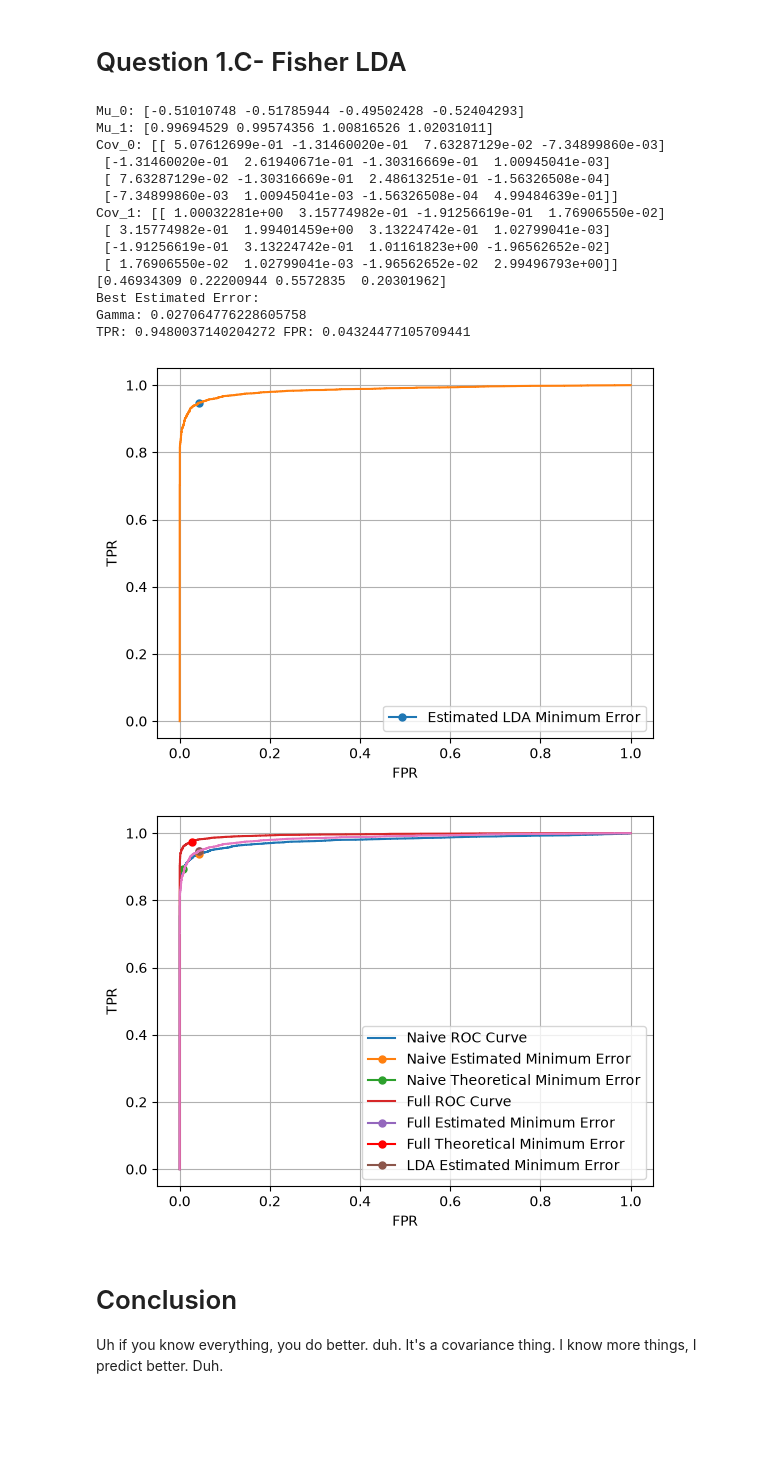
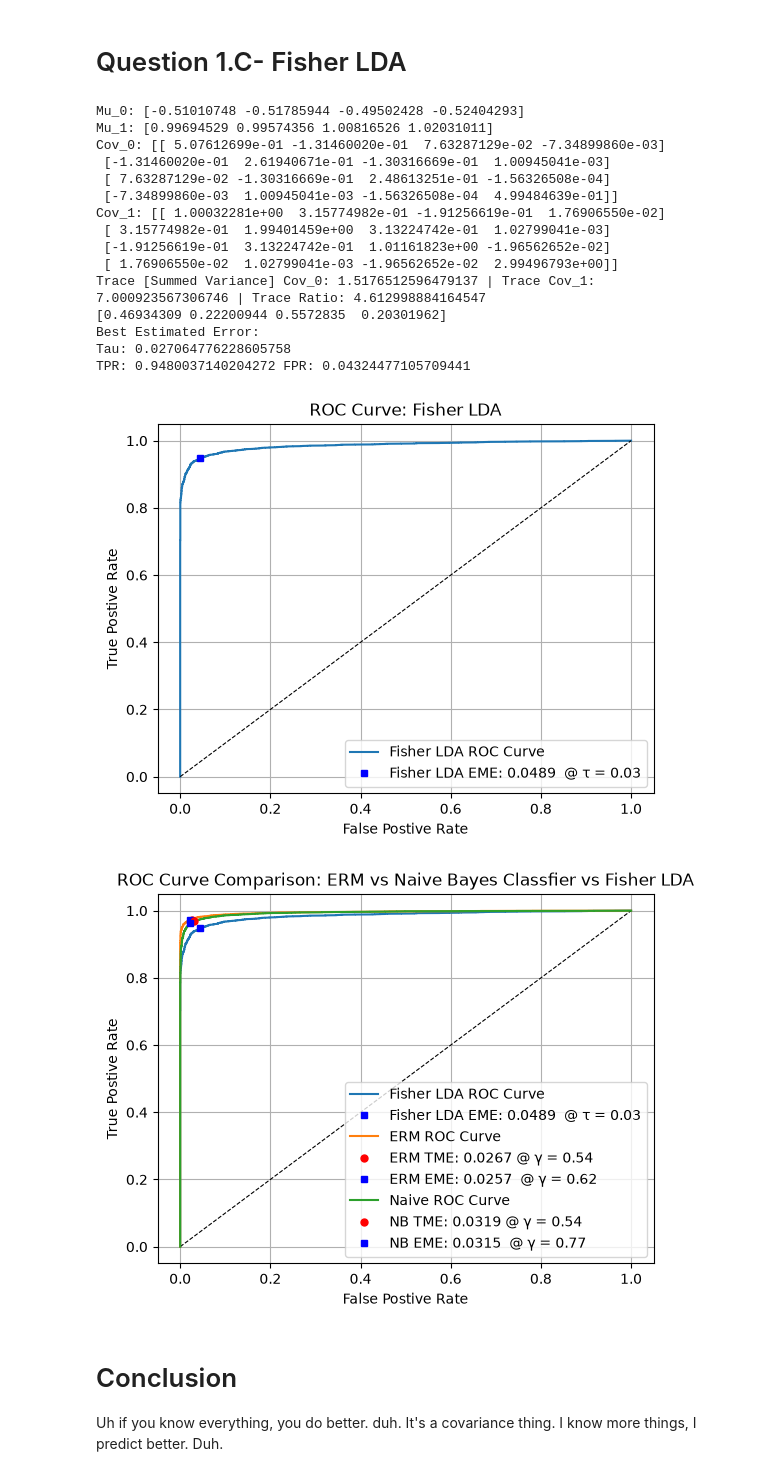
Before and after one commit to RonanEngel/EC5564_Assignments, a Jupyter notebook: Assignment_1/question_1.ipynb, the cells around one changed output. Cells and saved outputs as stored; diff of their text form; code cells hidden in the pictures; blank space fills up the shorter version.

```diff
--- a/Assignment_1/question_1.ipynb
+++ b/Assignment_1/question_1.ipynb
@@ -218,6 +256,9 @@ print(f"Mu_0: {est_mu_0}")
 print(f"Mu_1: {est_mu_1}")
 print(f"Cov_0: {est_cov_0}")
 print(f"Cov_1: {est_cov_1}")
+
+
+print(f"Trace [Summed Variance] Cov_0: {np.trace(est_cov_0)} | Trace Cov_1: {np.trace(est_cov_1)} | Trace Ratio: {float(np.trace(est_cov_1)) / float(np.trace(est_cov_0))}")
 
 
 # Between Class Scatter
@@ -248,69 +289,85 @@ for threshold in lda_thresholds:
 
 # Estimation of Lowest Error
 
-error = np.inf
+LDA_error = np.inf
 for t in lda_thresholds:
     tpr, fpr = Gamma_map_LDA[t]
     new_error = fpr * class_0_prior + (1-tpr) * class_1_prior
 
-    if new_error < error:
-        error = new_error
-        best_gamma = t
+    if new_error < LDA_error:
+        LDA_error = new_error
+        best_tau = t
         best_lda_tpr = tpr
         best_lda_fpr = fpr
 
 print(f"Best Estimated Error: ")
-print(f"Gamma: {best_gamma}")
-print(f"TPR: {best_full_tpr} FPR: {best_full_fpr} ")
+print(f"Tau: {best_tau}")
+print(f"TPR: {best_lda_tpr} FPR: {best_lda_fpr} ")
 
 
-# LDA
-plt.plot(best_lda_fpr, best_lda_tpr, marker='o', markersize=5, label='Estimated LDA Minimum Error')
-plt.plot(FPR_LDA, TPR_LDA)
 
-plt.xlabel("FPR")
-plt.ylabel("TPR")
+
+# Plotting just the Fisher LDA
+
+plt.plot(FPR_LDA, TPR_LDA, label = "Fisher LDA ROC Curve")
+
+plt.plot(best_lda_fpr, best_lda_tpr, 'bs', markersize=5, color='blue', label=f'Fisher LDA EME: {round((LDA_error ), 4)}  @ τ = {round((best_tau), 2)}')
+
+plt.plot([0, 1], [0, 1], 'k--', linewidth=0.8)
+
+plt.title("ROC Curve: Fisher LDA")
+plt.xlabel("False Postive Rate")
+plt.ylabel("True Postive Rate")
 plt.legend()
 plt.grid(True)
 plt.show()
 
-# Plotting of the Naive Bayseian Classifier
-plt.plot(FPR_naive, TPR_naive, label="Naive ROC Curve")
-plt.plot(best_fpr_naive, best_tpr_naive, marker='o', markersize=5, label='Naive Estimated Minimum Error')
-plt.plot(theoretical_naive_fpr, theoretical_naive_tpr, marker='o', markersize=5, label='Naive Theoretical Minimum Error')
+# Comparison Between Naive Classifier and ERM Classifier
 
-# Full Bayseian Classifer for comparison
-plt.plot(FPR, TPR, label="Full ROC Curve")
-plt.plot(best_full_fpr, best_full_tpr, marker='o', markersize=5, label='Full Estimated Minimum Error')
-plt.plot(theoretical_full_fpr,theoretical_full_tpr, color='red', marker='o', markersize=5, label='Full Theoretical Minimum Error')
+plt.plot(FPR_LDA, TPR_LDA, label = "Fisher LDA ROC Curve")
 
-# LDA
-plt.plot(best_lda_fpr, best_lda_tpr, marker='o', markersize=5, label='LDA Estimated Minimum Error')
-plt.plot(FPR_LDA, TPR_LDA)
+plt.plot(best_lda_fpr, best_lda_tpr, 'bs', markersize=5, color='blue', label=f'Fisher LDA EME: {round((LDA_error ), 4)}  @ τ = {round((best_tau), 2)}')
 
 
-plt.xlabel("FPR")
-plt.ylabel("TPR")
+plt.plot(FPR, TPR, label = "ERM ROC Curve")
+
+plt.plot(theoretical_full_fpr,theoretical_full_tpr, 'ro', markersize=5, label=f'ERM TME: {round(theory_error, 4)} @ γ = {round(gamma_theory, 2)} ')
+
+plt.plot(emp_full_fpr, emp_full_tpr, 'bs', markersize=5, color='blue', label=f'ERM EME: {round((emperical_error), 4)}  @ γ = {round(np.exp(emp_gamma), 2)}')
+
+plt.plot([0, 1], [0, 1], 'k--', linewidth=0.8)
+
+plt.plot(FPR_naive, TPR_naive, label = "Naive ROC Curve")
+
+plt.plot(theoretical_naive_fpr,theoretical_naive_tpr, 'ro', markersize=5, label=f'NB TME: {round(theoretical_naive_error, 4)} @ γ = {round(naive_theo_gamma, 2)} ')
+
+plt.plot(best_fpr_naive, best_tpr_naive, 'bs', markersize=5, color='blue', label=f'NB EME: {round((naive_best_error), 4)}  @ γ = {round(np.exp(best_gamma), 2)}')
+
+
+plt.title("ROC Curve Comparison: ERM vs Naive Bayes Classfier vs Fisher LDA")
+plt.xlabel("False Postive Rate")
+plt.ylabel("True Postive Rate")
 plt.legend()
 plt.grid(True)
 plt.show()
 # %% [output]
 Mu_0: [-0.51010748 -0.51785944 -0.49502428 -0.52404293]
 Mu_1: [0.99694529 0.99574356 1.00816526 1.02031011]
 Cov_0: [[ 5.07612699e-01 -1.31460020e-01  7.63287129e-02 -7.34899860e-03]
  [-1.31460020e-01  2.61940671e-01 -1.30316669e-01  1.00945041e-03]
  [ 7.63287129e-02 -1.30316669e-01  2.48613251e-01 -1.56326508e-04]
  [-7.34899860e-03  1.00945041e-03 -1.56326508e-04  4.99484639e-01]]
 Cov_1: [[ 1.00032281e+00  3.15774982e-01 -1.91256619e-01  1.76906550e-02]
  [ 3.15774982e-01  1.99401459e+00  3.13224742e-01  1.02799041e-03]
  [-1.91256619e-01  3.13224742e-01  1.01161823e+00 -1.96562652e-02]
  [ 1.76906550e-02  1.02799041e-03 -1.96562652e-02  2.99496793e+00]]
+Trace [Summed Variance] Cov_0: 1.5176512596479137 | Trace Cov_1: 7.000923567306746 | Trace Ratio: 4.612998884164547
 [0.46934309 0.22200944 0.5572835  0.20301962]
 Best Estimated Error:
-Gamma: 0.027064776228605758
+Tau: 0.027064776228605758
 TPR: 0.9480037140204272 FPR: 0.04324477105709441
-[figure, old version]
+[figure, new version]
-[figure, old version]
+[figure, new version]
 # %% [markdown]
 # Conclusion
 
```
Also changed, not shown: parts of 2 cells of this notebook, 17 other files.
